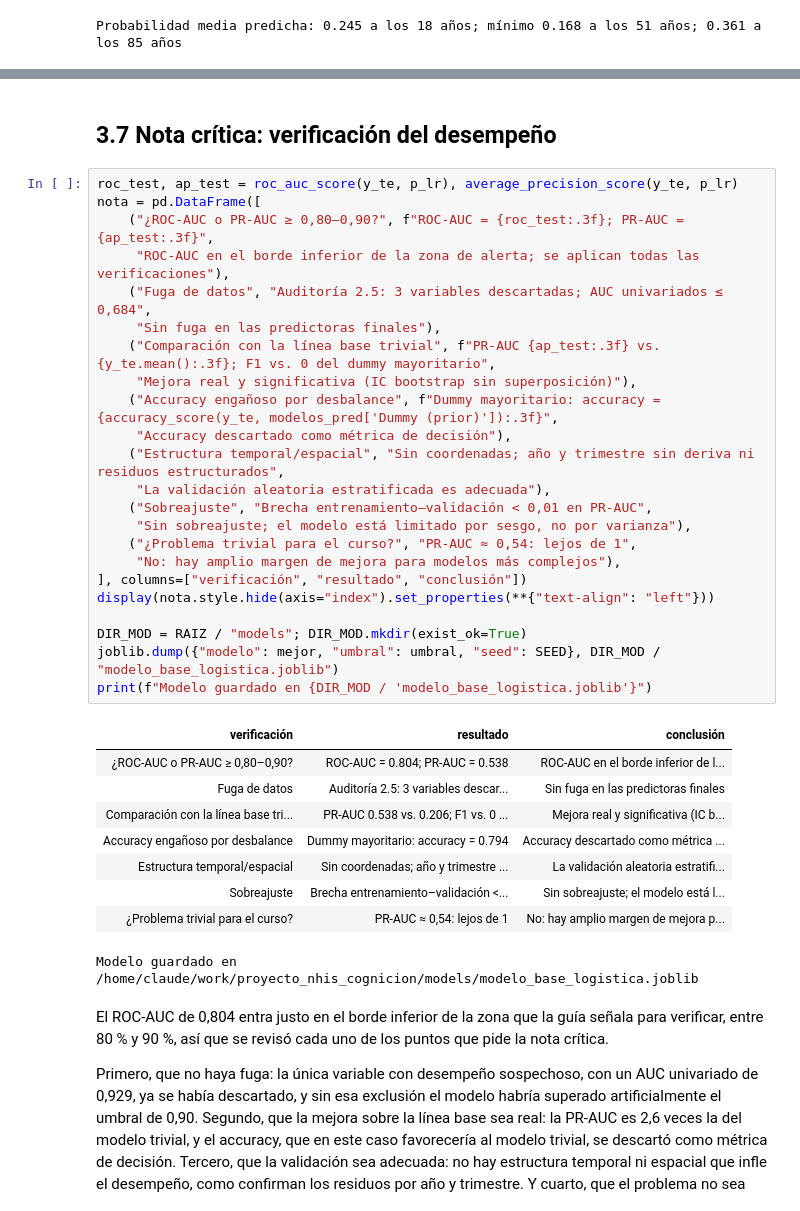
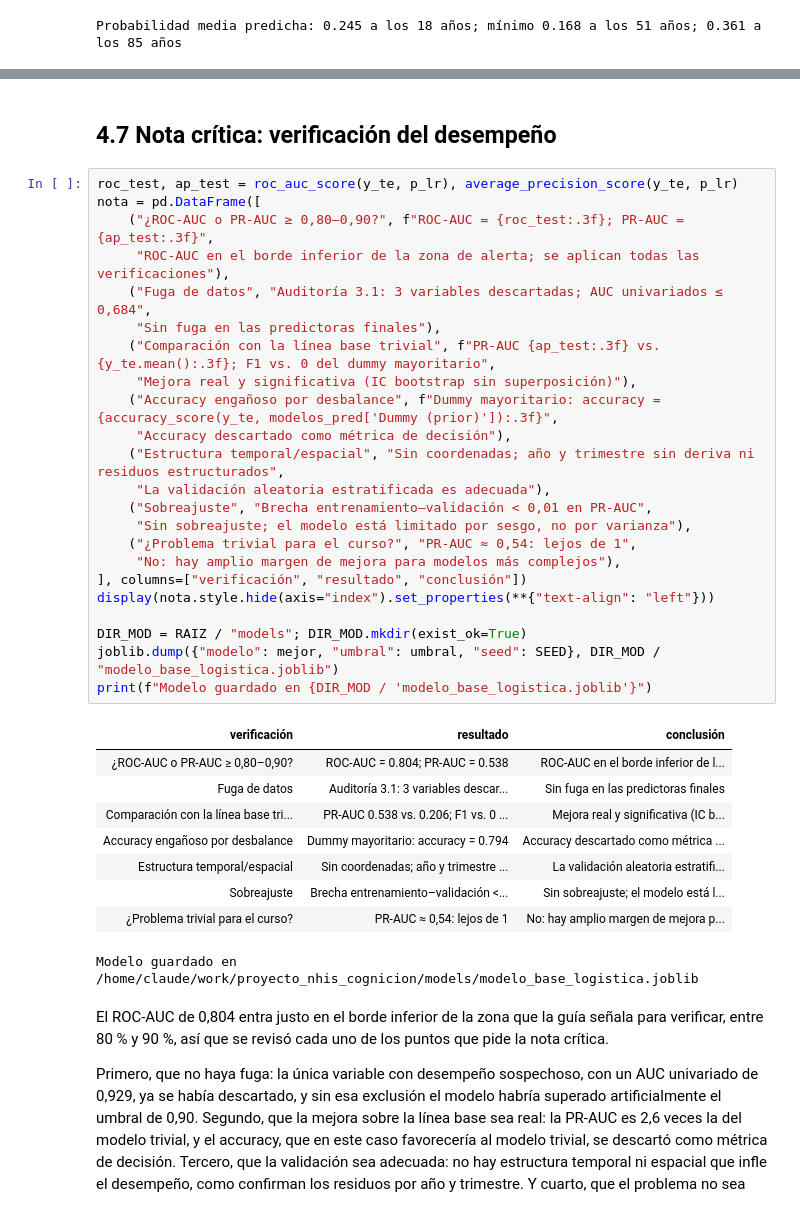
Before and after one commit to Ghuguetb/Proyecto-de-investigacion-ML-DCS, a Jupyter notebook: notebooks/04_modelo_base.ipynb, the cells around one changed output, grey strips where cells are left out. Saved outputs shown, nothing was run; the diff lists cells and outputs as text.

Commit message:
Libro integrado: capítulo 5 como parte del informe, numeración unificada, introducción y conclusiones finales, dashboard completo

```diff
--- a/notebooks/04_modelo_base.ipynb
+++ b/notebooks/04_modelo_base.ipynb
@@ -549,32 +549,32 @@ puede ser simple superposición de síntomas, como ya se discutió en la secció
 # %% [markdown]
-## 3.7 Nota crítica: verificación del desempeño
+## 4.7 Nota crítica: verificación del desempeño
 # %%
 roc_test, ap_test = roc_auc_score(y_te, p_lr), average_precision_score(y_te, p_lr)
 nota = pd.DataFrame([
     ("¿ROC-AUC o PR-AUC ≥ 0,80–0,90?", f"ROC-AUC = {roc_test:.3f}; PR-AUC = {ap_test:.3f}",
      "ROC-AUC en el borde inferior de la zona de alerta; se aplican todas las verificaciones"),
-    ("Fuga de datos", "Auditoría 2.5: 3 variables descartadas; AUC univariados ≤ 0,684",
+    ("Fuga de datos", "Auditoría 3.1: 3 variables descartadas; AUC univariados ≤ 0,684",
      "Sin fuga en las predictoras finales"),
     ("Comparación con la línea base trivial", f"PR-AUC {ap_test:.3f} vs. {y_te.mean():.3f}; F1 vs. 0 del dummy mayoritario",
      "Mejora real y significativa (IC bootstrap sin superposición)"),
     ("Accuracy engañoso por desbalance", f"Dummy mayoritario: accuracy = {accuracy_score(y_te, modelos_pred['Dummy (prior)']):.3f}",
      "Accuracy descartado como métrica de decisión"),
     ("Estructura temporal/espacial", "Sin coordenadas; año y trimestre sin deriva ni residuos estructurados",
      "La validación aleatoria estratificada es adecuada"),
     ("Sobreajuste", "Brecha entrenamiento–validación < 0,01 en PR-AUC",
      "Sin sobreajuste; el modelo está limitado por sesgo, no por varianza"),
     ("¿Problema trivial para el curso?", "PR-AUC ≈ 0,54: lejos de 1",
      "No: hay amplio margen de mejora para modelos más complejos"),
 ], columns=["verificación", "resultado", "conclusión"])
 display(nota.style.hide(axis="index").set_properties(**{"text-align": "left"}))
 
 DIR_MOD = RAIZ / "models"; DIR_MOD.mkdir(exist_ok=True)
 joblib.dump({"modelo": mejor, "umbral": umbral, "seed": SEED}, DIR_MOD / "modelo_base_logistica.joblib")
 print(f"Modelo guardado en {DIR_MOD / 'modelo_base_logistica.joblib'}")
 # %% [output]
 | verificación | resultado | conclusión |
 | ¿ROC-AUC o PR-AUC ≥ 0,80–0,90? | ROC-AUC = 0.804; PR-AUC = 0.538 | ROC-AUC en el borde inferior de l... |
-| Fuga de datos | Auditoría 2.5: 3 variables descar... | Sin fuga en las predictoras finales |
+| Fuga de datos | Auditoría 3.1: 3 variables descar... | Sin fuga en las predictoras finales |
 | Comparación con la línea base tri... | PR-AUC 0.538 vs. 0.206; F1 vs. 0 ... | Mejora real y significativa (IC b... |
 | Accuracy engañoso por desbalance | Dummy mayoritario: accuracy = 0.794 | Accuracy descartado como métrica ... |
 | Estructura temporal/espacial | Sin coordenadas; año y trimestre ... | La validación aleatoria estratifi... |
```
Also changed, not shown: parts of 11 cells of this notebook, 43 other files.
